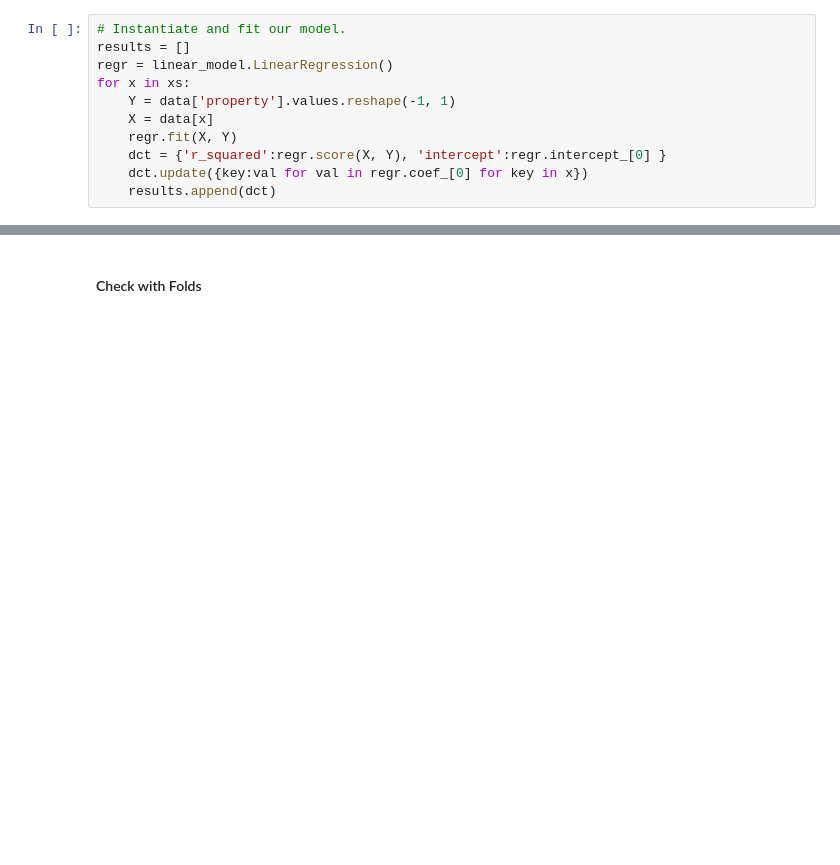
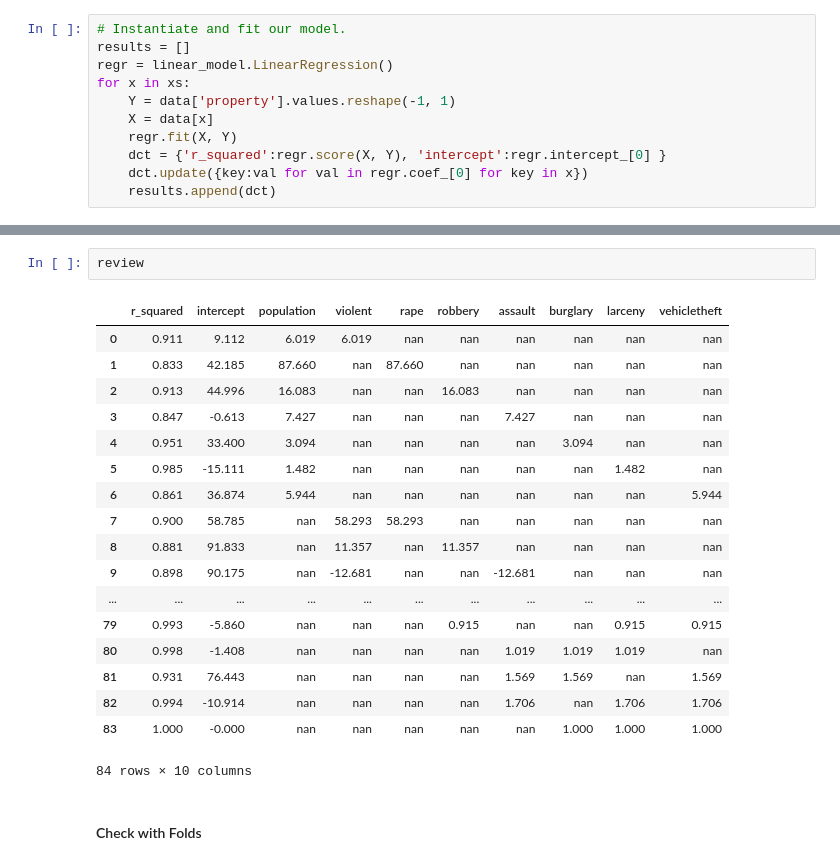
Before and after one commit to cmkeith9749/Projects, a Jupyter notebook: Unit02/Lesson 5/020502ValidateLinearRegression.ipynb, the cells around one changed output, grey strips where cells are left out. Drawn from its saved outputs; the diff is of its cells as text; blank space fills up the shorter version.

```diff
--- a/Unit02/Lesson 5/020502ValidateLinearRegression.ipynb
+++ b/Unit02/Lesson 5/020502ValidateLinearRegression.ipynb
@@ -112,3 +124,24 @@ review.tail()
+# %%
+review
+# %% [output]
+|  | r_squared | intercept | population | violent | rape | robbery | assault | burglary | larceny | vehicletheft |
+| 0 | 0.911 | 9.112 | 6.019 | 6.019 | nan | nan | nan | nan | nan | nan |
+| 1 | 0.833 | 42.185 | 87.660 | nan | 87.660 | nan | nan | nan | nan | nan |
+| 2 | 0.913 | 44.996 | 16.083 | nan | nan | 16.083 | nan | nan | nan | nan |
+| 3 | 0.847 | -0.613 | 7.427 | nan | nan | nan | 7.427 | nan | nan | nan |
+| 4 | 0.951 | 33.400 | 3.094 | nan | nan | nan | nan | 3.094 | nan | nan |
+| 5 | 0.985 | -15.111 | 1.482 | nan | nan | nan | nan | nan | 1.482 | nan |
+| 6 | 0.861 | 36.874 | 5.944 | nan | nan | nan | nan | nan | nan | 5.944 |
+| 7 | 0.900 | 58.785 | nan | 58.293 | 58.293 | nan | nan | nan | nan | nan |
+| 8 | 0.881 | 91.833 | nan | 11.357 | nan | 11.357 | nan | nan | nan | nan |
+| 9 | 0.898 | 90.175 | nan | -12.681 | nan | nan | -12.681 | nan | nan | nan |
+| ... | ... | ... | ... | ... | ... | ... | ... | ... | ... | ... |
+| 79 | 0.993 | -5.860 | nan | nan | nan | 0.915 | nan | nan | 0.915 | 0.915 |
+| 80 | 0.998 | -1.408 | nan | nan | nan | nan | 1.019 | 1.019 | 1.019 | nan |
+| 81 | 0.931 | 76.443 | nan | nan | nan | nan | 1.569 | 1.569 | nan | 1.569 |
+| 82 | 0.994 | -10.914 | nan | nan | nan | nan | 1.706 | nan | 1.706 | 1.706 |
+| 83 | 1.000 | -0.000 | nan | nan | nan | nan | nan | 1.000 | 1.000 | 1.000 |
+84 rows × 10 columns
 # %% [markdown]
 #### Check with Folds
 # %%
```
Also changed, not shown: parts of 5 cells of this notebook, 16 other files.
